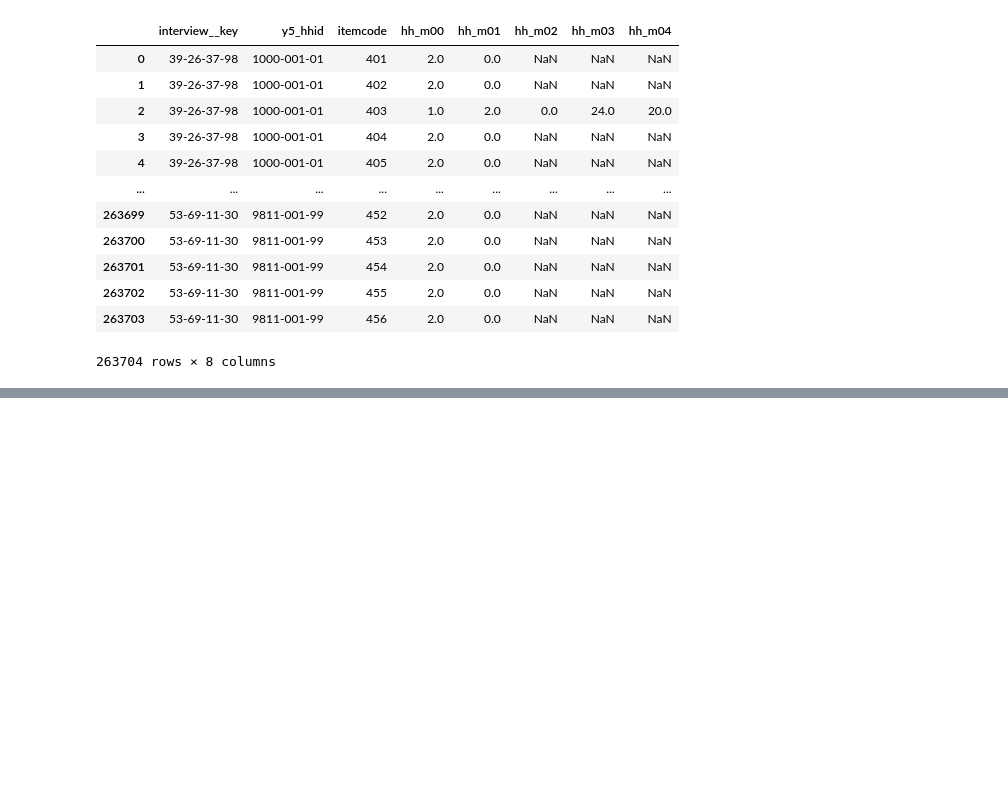
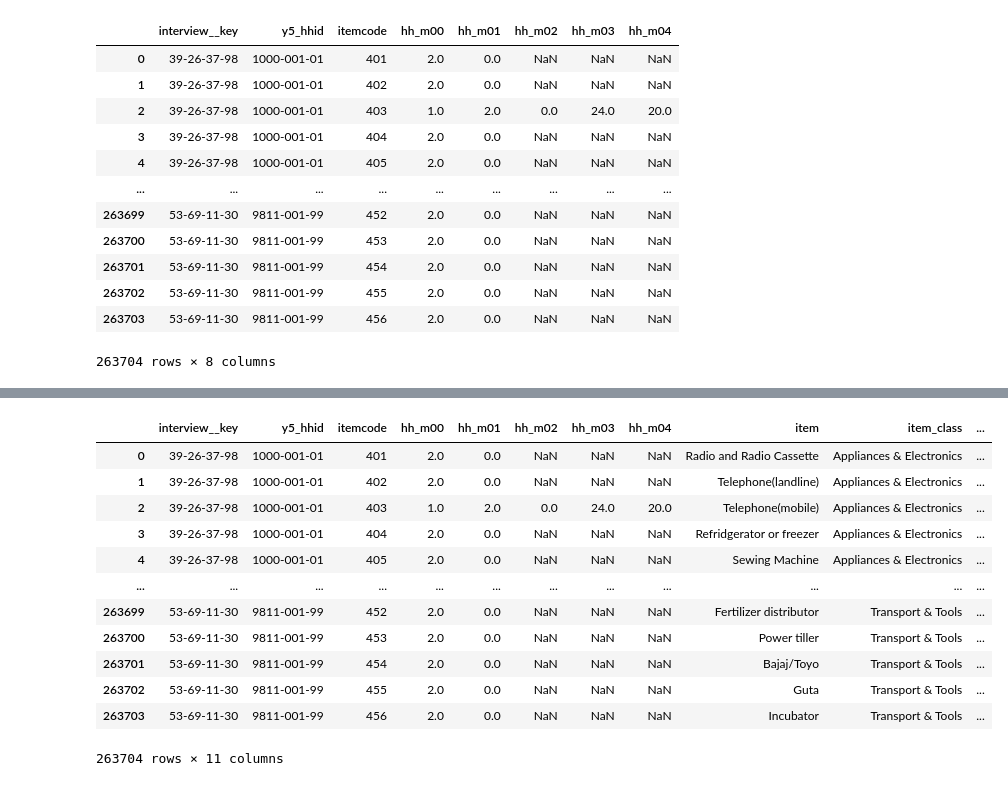
Before and after one commit to whitehackr/solar_tz, a Jupyter notebook: data_and_analysis/survey_review_.ipynb, the cells around one changed output, grey strips where cells are left out. Saved outputs shown, nothing was run; the diff lists cells and outputs as text; code cells hidden in the pictures; blank space fills up the shorter version.

```diff
--- a/data_and_analysis/survey_review_.ipynb
+++ b/data_and_analysis/survey_review_.ipynb
@@ -807,0 +996,16 @@ m_hh_assets
+# %%
+m_hh_assets
+# %% [output]
+|  | interview__key | y5_hhid | itemcode | hh_m00 | hh_m01 | hh_m02 | hh_m03 | hh_m04 | item | item_class | ... |
+| 0 | 39-26-37-98 | 1000-001-01 | 401 | 2.0 | 0.0 | NaN | NaN | NaN | Radio and Radio Cassette | Appliances & Electronics | ... |
+| 1 | 39-26-37-98 | 1000-001-01 | 402 | 2.0 | 0.0 | NaN | NaN | NaN | Telephone(landline) | Appliances & Electronics | ... |
+| 2 | 39-26-37-98 | 1000-001-01 | 403 | 1.0 | 2.0 | 0.0 | 24.0 | 20.0 | Telephone(mobile) | Appliances & Electronics | ... |
+| 3 | 39-26-37-98 | 1000-001-01 | 404 | 2.0 | 0.0 | NaN | NaN | NaN | Refridgerator or freezer | Appliances & Electronics | ... |
+| 4 | 39-26-37-98 | 1000-001-01 | 405 | 2.0 | 0.0 | NaN | NaN | NaN | Sewing Machine | Appliances & Electronics | ... |
+| ... | ... | ... | ... | ... | ... | ... | ... | ... | ... | ... | ... |
+| 263699 | 53-69-11-30 | 9811-001-99 | 452 | 2.0 | 0.0 | NaN | NaN | NaN | Fertilizer distributor | Transport & Tools | ... |
+| 263700 | 53-69-11-30 | 9811-001-99 | 453 | 2.0 | 0.0 | NaN | NaN | NaN | Power tiller | Transport & Tools | ... |
+| 263701 | 53-69-11-30 | 9811-001-99 | 454 | 2.0 | 0.0 | NaN | NaN | NaN | Bajaj/Toyo | Transport & Tools | ... |
+| 263702 | 53-69-11-30 | 9811-001-99 | 455 | 2.0 | 0.0 | NaN | NaN | NaN | Guta | Transport & Tools | ... |
+| 263703 | 53-69-11-30 | 9811-001-99 | 456 | 2.0 | 0.0 | NaN | NaN | NaN | Incubator | Transport & Tools | ... |
+263704 rows × 11 columns
```
Also changed, not shown: parts of 15 cells of this notebook.
